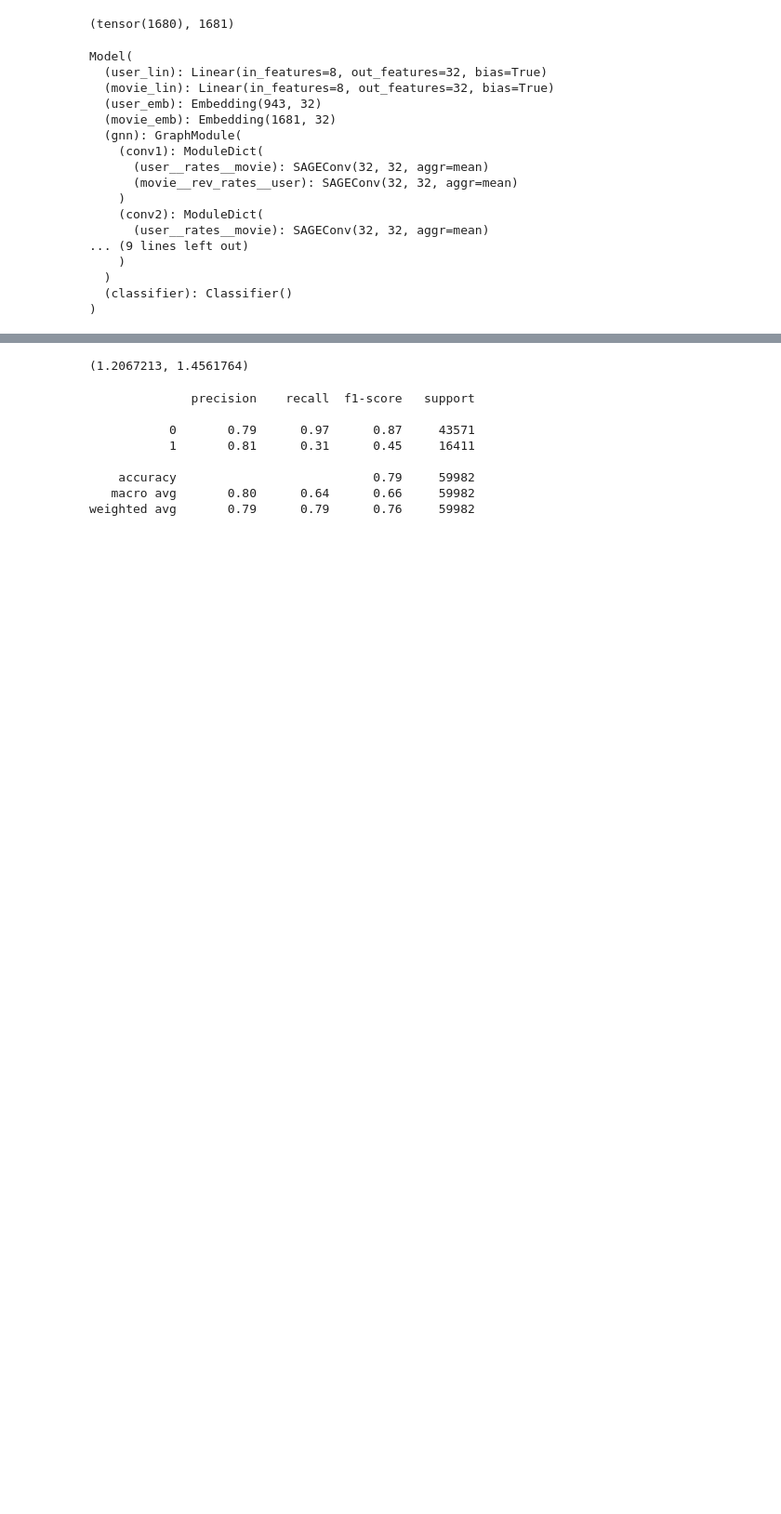
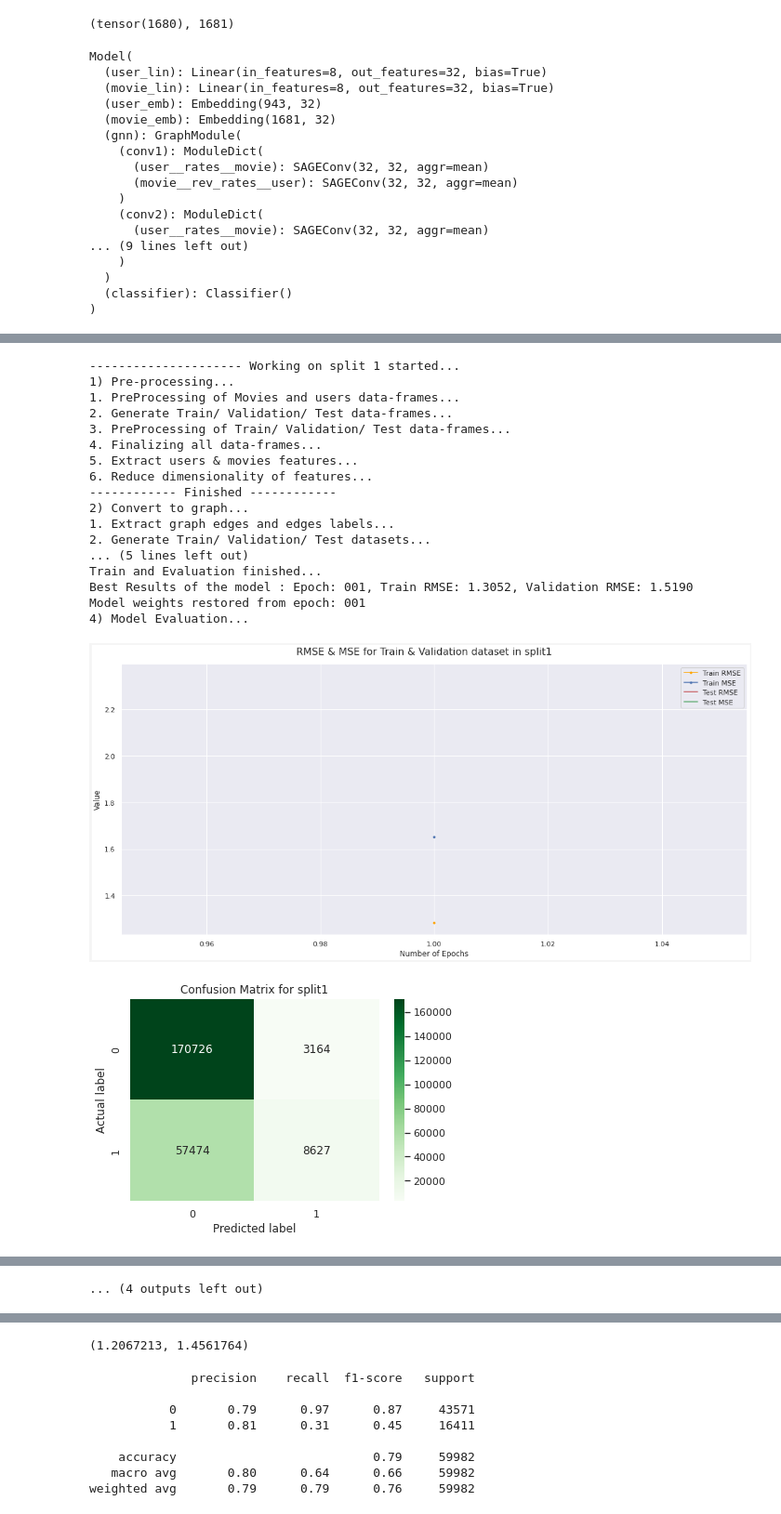
Before and after one commit to mojtabaSefidi/Small-GNN-Based-Projects, a Jupyter notebook: MLG_Final_Project_100k.ipynb, the cells around one changed output, grey strips where cells are left out. Shown at 93% size. Saved outputs shown, nothing was run; the diff lists cells and outputs as text; code cells hidden in the pictures; blank space fills up the shorter version.

Commit message:
Almost Done. only i should run model on different datasets.

```diff
--- a/MLG_Final_Project_100k.ipynb
+++ b/MLG_Final_Project_100k.ipynb
@@ -454,7 +454,7 @@ class PreProcess_Dfs():
           else:
             validation_df = pd.concat([validation_df, df_temp])
     train_df = self.preprocess_rating_df(train_df)
-    validation_df = preprocess_rating_df(validation_df)
+    validation_df = self.preprocess_rating_df(validation_df)
     return train_df.reset_index(drop=True), validation_df.reset_index(drop=True)
 
   def generate_test(self):
@@ -520,11 +520,11 @@ class PreProcess_Dfs():
     features = movies_df.to_numpy()
     return features
 
-  def PCA_DR(self, features, precent=0.95):
-    pca = PCA(precent)
+  def PCA_DR(self, features, component=16):
+    pca = PCA(component)
     return pca.fit_transform(features)
 
-  def AE_DR(self, features, encoding_dim=8):
+  def AE_DR(self, features, encoding_dim=16):
     AE, encoder = build_AE(encoding_dim = encoding_dim, input_shape= features.shape[-1])
     return train_reduce_AE(AE, encoder, features)
 
@@ -977,14 +994,15 @@ class Learning_Evaluation(torch.nn.Module):
 # %%
 !cd /content/gdrive/MyDrive/MLG_Final_Project/MovieLens100k/
 # %%
-list_datasets = [('u1.Base', 'u1.Test'),('u2.Base', 'u2.Test'),
-                 ('u3.Base', 'u3.Test'),('u4.Base', 'u4.Test'),
-                 ('u5.Base', 'u5.Test')
+list_datasets = [('u1.base', 'u1.test'),('u2.base', 'u2.test'),
+                 ('u3.base', 'u3.test'),('u4.base', 'u4.test'),
+                 ('u5.base', 'u5.test')
                  ]
 
 DR_Approach='PCA'
 learning_rate=0.05
-n_epochs = 50
+n_epochs = 1
+hidden_channels=32
 
 report_df = pd.DataFrame(columns=['precision_0','recall_0','f1-score_0','support_0',
                            'precision_1','recall_1','f1-score_1','support_1',
@@ -992,5 +1010,7 @@ report_df = pd.DataFrame(columns=['precision_0','recall_0','f1-score_0','support
                            'precision_weighted','recall_weighted','f1-score_weighted','support_weighted', 'title'
                            ])
 
+result_saving_path = '/content/gdrive/MyDrive/MLG_Final_Project/MovieLens100k/Results & Best models/GraphSage_PCA.csv'
+
 train_mse_all, train_rmse_all, validation_rmse_all, validation_mse_all, test_mse_all, test_rmse_all  = [], [], [], [], [], []
 predictions, labels = [], []
@@ -1001,11 +1024,11 @@ predictions, labels = [], []
 
 for i, data_pahts in enumerate(list_datasets):
     print('--------------------- Working on split %d started...' %(i+1))
-    preprocessor = PreProcess_Dfs(movies_df_path = 'Data/movies_df.csv',
-                                  users_df_path = 'Data/users_df.csv',
-                                  ratings_df_path = 'Data/rating_df.csv',
-                                  train_df_path = 'Data/'+ data_pahts[0] ,
-                                  test_df_path = 'Data/'+ data_pahts[0] ,
+    preprocessor = PreProcess_Dfs(movies_df_path = '/content/gdrive/MyDrive/MLG_Final_Project/MovieLens100k/Data/movies_df.csv',
+                                  users_df_path = '/content/gdrive/MyDrive/MLG_Final_Project/MovieLens100k/Data/users_df.csv',
+                                  ratings_df_path = '/content/gdrive/MyDrive/MLG_Final_Project/MovieLens100k/Data/rating_df.csv',
+                                  train_df_path = '/content/gdrive/MyDrive/MLG_Final_Project/MovieLens100k/Data/'+ data_pahts[0] ,
+                                  test_df_path = '/content/gdrive/MyDrive/MLG_Final_Project/MovieLens100k/Data/'+ data_pahts[0] ,
                                   list_unknown_movies= list_unknown_movies)
 
     print('1) Pre-processing...')
@@ -1017,34 +1040,65 @@ for i, data_pahts in enumerate(list_datasets):
     train_loader, validation_loader, test_loader = graph_generator.main(preprocessor.movies_df, preprocessor.users_df,
                                                                         user_features, movie_features)
     print('3) Model Training...')
+    model = Model(data=train_dataset , hidden_channels=hidden_channels,
+                  user_features_dim=user_features.shape[-1],
+                  movie_features_dim=movie_features.shape[-1])
+
     experiment = Learning_Evaluation(model, learning_rate=learning_rate)
-    model_path = 'best_model_' + str(i+1) + '.pth'
+    model_path = '/content/gdrive/MyDrive/MLG_Final_Project/MovieLens100k/Results & Best models/best_model_' + str(i+1) + '.pth'
     list_train_mse, list_train_rmse, list_validation_rmse, list_validation_mse = experiment.train_model(train_loader, validation_loader,
                                                                                                         n_epochs=n_epochs,
                                                                                                         best_model_saving_path=model_path)
 
     train_mse_all.append(list_train_mse)
     train_rmse_all.append(list_train_rmse)
     validation_rmse_all.append(list_validation_rmse)
     validation_mse_all.append(list_validation_mse)
 
     print('4) Model Evaluation...')
     results = experiment.evaluate(test_loader)
     labels.append(results[0])
     predictions.append(results[1]),
     test_rmse_all.append(results[-2])
     test_mse_all.append(results[-1])
 
-    title = 'split'+ (i+1)
+    title = 'split'+ str(i+1)
 
+    print()
     plot_history(list_train_rmse, list_train_mse, list_validation_rmse, list_validation_mse, n_epochs, title)
+    print()
 
     l = np.where(results[0]>=3, 1, 0)
     p = np.where(results[1]>=3, 1, 0)
+    print()
     plot_confusion_matrix(confusion_matrix(l, p), title=title, cmap ='Greens')
+    print()
     print(classification_report(l, p))
+    print()
     report = classification_report(l, p, output_dict=True)
-    save_evaluation_details(report, report_df, title)
+    report_df = save_evaluation_details(report, report_df, title)
 
+    report_df.to_csv(result_saving_path, index=False)
 
     print('--------------------- Working on split %d finished...' %(i+1))
+    print('------------------------------------------------------------------------------------------------------')
+# %% [output]
+--------------------- Working on split 1 started...
+1) Pre-processing...
+1. PreProcessing of Movies and users data-frames...
+2. Generate Train/ Validation/ Test data-frames...
+3. PreProcessing of Train/ Validation/ Test data-frames...
+4. Finalizing all data-frames...
+5. Extract users & movies features...
+6. Reduce dimensionality of features...
+------------ Finished ------------
+2) Convert to graph...
+1. Extract graph edges and edges labels...
+2. Generate Train/ Validation/ Test datasets...
+... (5 lines left out)
+Train and Evaluation finished...
+Best Results of the model : Epoch: 001, Train RMSE: 1.3052, Validation RMSE: 1.5190
+Model weights restored from epoch: 001
+4) Model Evaluation...
+[figure, added]
+[figure, added]
@@ -1051,3 +1162,4 @@ for i, data_pahts in enumerate(list_datasets):
+... (4 outputs left out)
 # %%
 experiment = Learning_Evaluation(model, learning_rate=0.05)
 list_train_mse, list_train_rmse, list_validation_rmse, list_validation_mse = experiment.train_model(train_loader, validation_loader, n_epochs=50)
```
Also changed, not shown: parts of 7 cells of this notebook.
